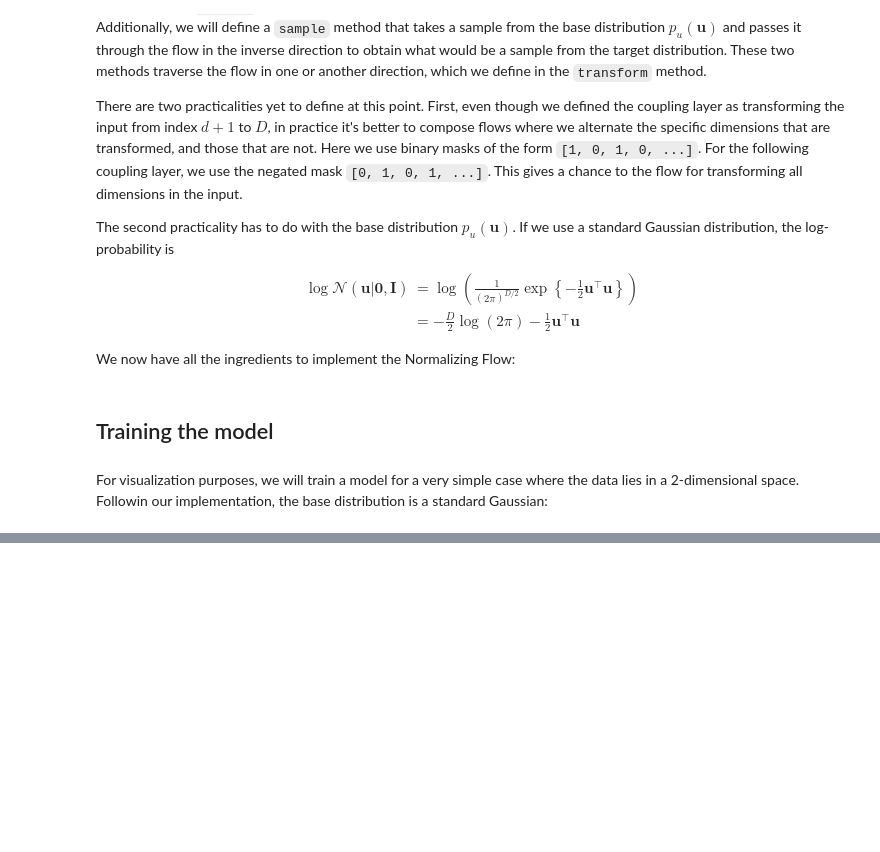
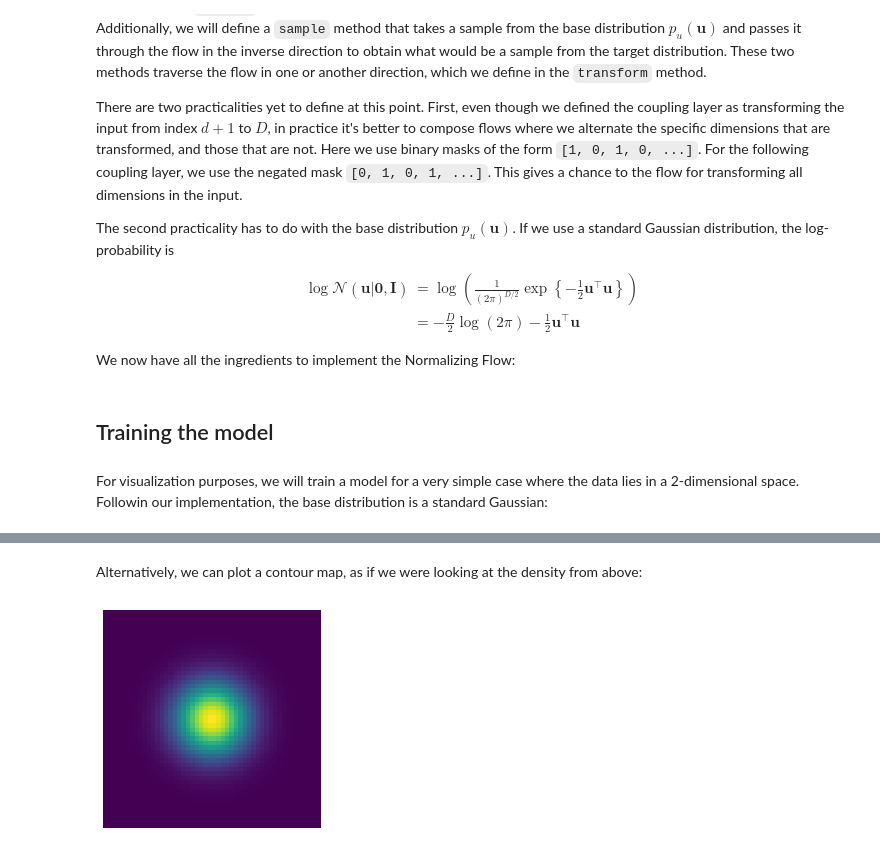
Before and after one commit to dfdazac/studious-rotary-phone, a Jupyter notebook: 02-flows/02-flows.ipynb, the cells around one changed output, grey strips where cells are left out. Drawn from its saved outputs; the diff is of its cells as text; code cells hidden in the pictures; blank space fills up the shorter version.

```diff
--- a/02-flows/02-flows.ipynb
+++ b/02-flows/02-flows.ipynb
@@ -319,0 +303,7 @@ torch.Size([2500, 2])
+# %% [markdown]
+Alternatively, we can plot a contour map, as if we were looking at the density from above:
+# %%
+plt.imshow(px)
+plt.axis('off');
+# %% [output]
+[figure, added]
```
Also changed, not shown: parts of 25 cells of this notebook, 1 other file.
